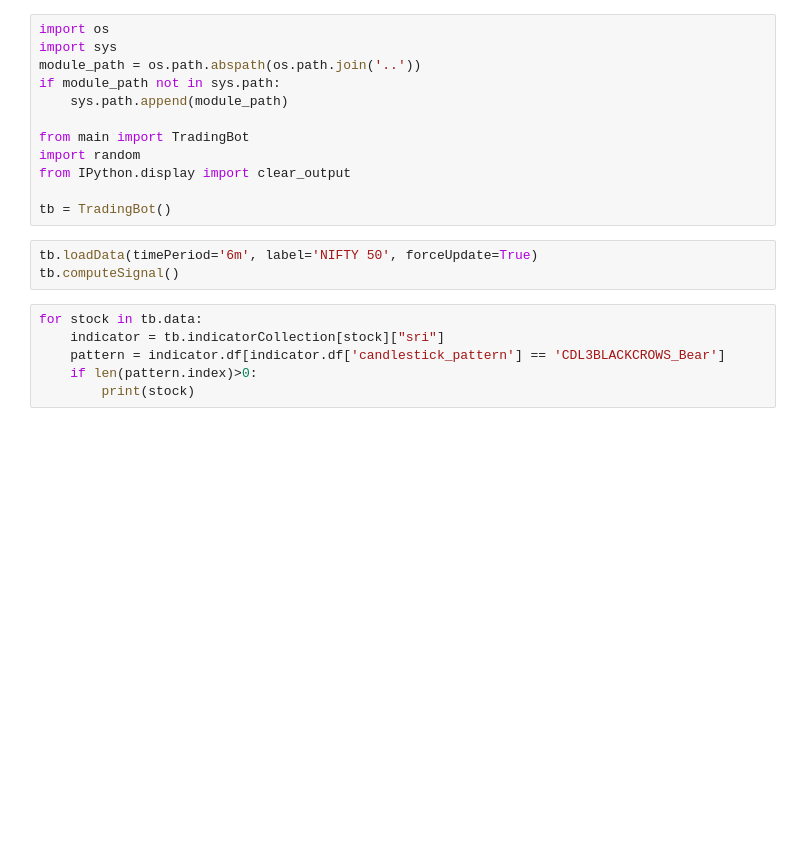
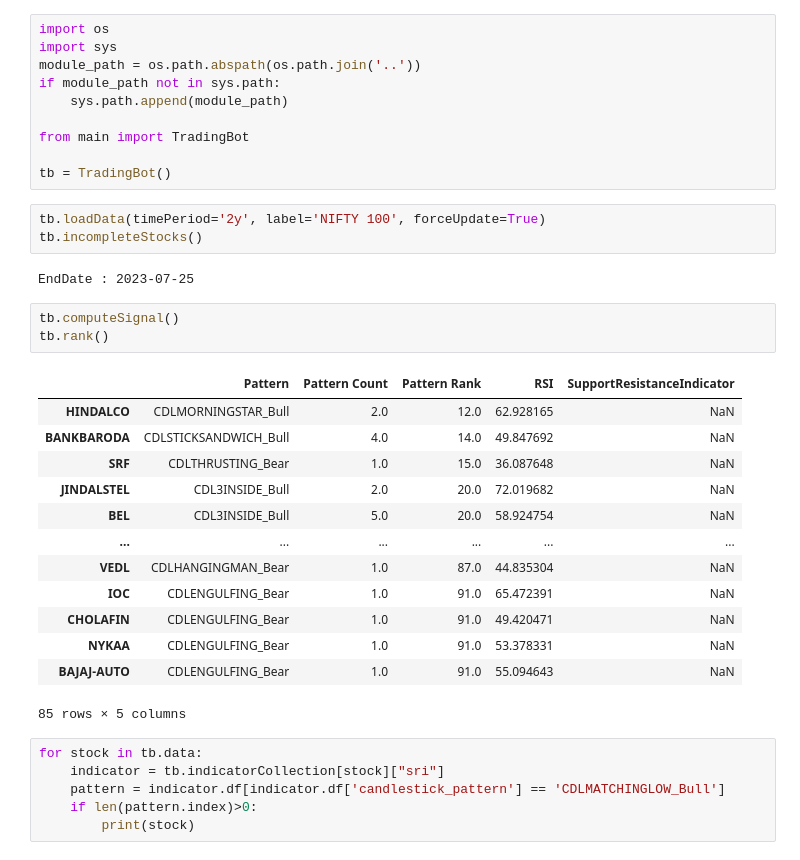
Before and after one commit to Aniruddh97/trading-bot, a Jupyter notebook: jupyter/draft.ipynb, the cells around one changed output. Cells and saved outputs as stored; diff of their text form; blank space fills up the shorter version.

```diff
--- a/jupyter/draft.ipynb
+++ b/jupyter/draft.ipynb
@@ -6,17 +6,34 @@ if module_path not in sys.path:
     sys.path.append(module_path)
 
 from main import TradingBot
-import random
-from IPython.display import clear_output
 
 tb = TradingBot()
 # %%
-tb.loadData(timePeriod='6m', label='NIFTY 50', forceUpdate=True)
-tb.computeSignal()
+tb.loadData(timePeriod='2y', label='NIFTY 100', forceUpdate=True)
+tb.incompleteStocks()
+# %% [output]
+EndDate : 2023-07-25
+# %%
+tb.computeSignal()
+tb.rank()
+# %% [output]
+|  | Pattern | Pattern Count | Pattern Rank | RSI | SupportResistanceIndicator |
+| HINDALCO | CDLMORNINGSTAR_Bull | 2.0 | 12.0 | 62.928165 | NaN |
+| BANKBARODA | CDLSTICKSANDWICH_Bull | 4.0 | 14.0 | 49.847692 | NaN |
+| SRF | CDLTHRUSTING_Bear | 1.0 | 15.0 | 36.087648 | NaN |
+| JINDALSTEL | CDL3INSIDE_Bull | 2.0 | 20.0 | 72.019682 | NaN |
+| BEL | CDL3INSIDE_Bull | 5.0 | 20.0 | 58.924754 | NaN |
+| ... | ... | ... | ... | ... | ... |
+| VEDL | CDLHANGINGMAN_Bear | 1.0 | 87.0 | 44.835304 | NaN |
+| IOC | CDLENGULFING_Bear | 1.0 | 91.0 | 65.472391 | NaN |
+| CHOLAFIN | CDLENGULFING_Bear | 1.0 | 91.0 | 49.420471 | NaN |
+| NYKAA | CDLENGULFING_Bear | 1.0 | 91.0 | 53.378331 | NaN |
+| BAJAJ-AUTO | CDLENGULFING_Bear | 1.0 | 91.0 | 55.094643 | NaN |
+85 rows × 5 columns
 # %%
 for stock in tb.data:
     indicator = tb.indicatorCollection[stock]["sri"]
-    pattern = indicator.df[indicator.df['candlestick_pattern'] == 'CDL3BLACKCROWS_Bear']
+    pattern = indicator.df[indicator.df['candlestick_pattern'] == 'CDLMATCHINGLOW_Bull']
     if len(pattern.index)>0:
         print(stock)
 # %%
```
Also changed, not shown: parts of 4 cells of this notebook, 6 other files.
